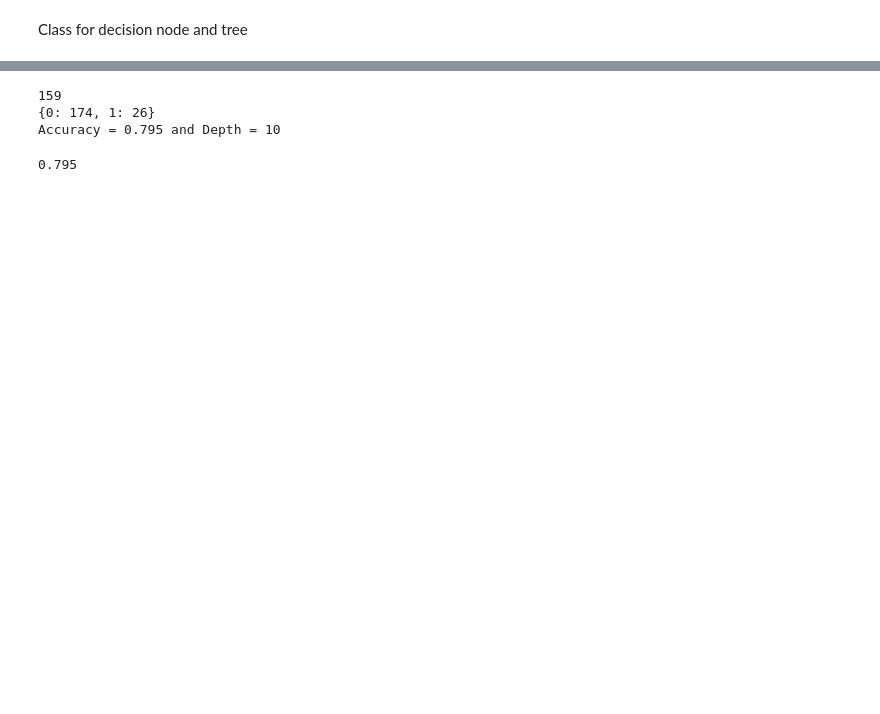
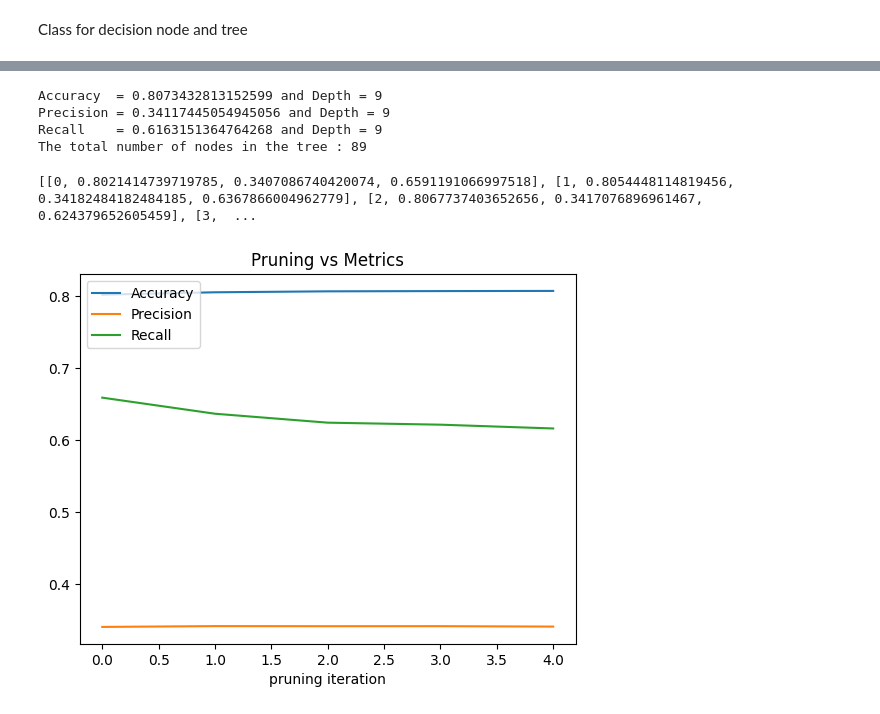
Before and after one commit to ary1733/Machine-Learning-CS60050, a Jupyter notebook: PA-1/Q1.ipynb, the cells around one changed output, grey strips where cells are left out. Cells and saved outputs as stored; diff of their text form; code cells hidden in the pictures; blank space fills up the shorter version.

```diff
--- a/PA-1/Q1.ipynb
+++ b/PA-1/Q1.ipynb
@@ -440,6 +519,7 @@ class DecisionTree:
 # %%
-# featureList = getFeaturesList(train_set)
+print("-------------------------Task-1-Started---------------------------")
+train_set, test_set = train_test_split(df, .8)
 featureSet = set(FEATURE_TYPES.keys())
-tree= DecisionTree(featureSet, LABEL, train_set[LABEL].unique(), "Root", 10)
+tree= DecisionTree(featureSet, LABEL, train_set[LABEL].unique(), "Root", 14)
 # %%
 tree.fitData(train_set)
@@ -527,15 +572,31 @@ print_tree(tree, 'pic.gv')
 # %%
 trees = []
+bestVal = 0.0
+bestTree = None
+bestTestSet = None
+print("-------------------------Task-2-Started---------------------------")
 for i in range(10):
-    # train_set, test_set = train_test_split(df, .8)
+    train_set, test_set = train_test_split(df, .8)
     splitRatio = np.random.uniform(0.5, .8)
-    print(f"Testing #{i} with splitRatio = {splitRatio}")
-    train_set, test_set = train_test_split(df, splitRatio)
+    # print(f"Testing #{i} with splitRatio = {splitRatio}")
+    # train_set, test_set = train_test_split(df, splitRatio)
     featureSet = set(FEATURE_TYPES.keys())
-    tree= DecisionTree(featureSet, LABEL, train_set[LABEL].unique(), f"Root #{i}", 8)
+    tree= DecisionTree(featureSet, LABEL, train_set[LABEL].unique(), f"Root #{i}", 9)
     tree.fitData(train_set)
     print(f"Testing tree #{i}")
-    GetAccuracy(tree, test_set)
+    curVal = GetAccuracy(tree, test_set)
+    GetPrecision(tree, test_set)
+    GetRecall(tree, test_set)
+    print(f"# of nodes in tree {tree.getTotalNodes()}")
+    if curVal > bestVal:
+        bestVal = curVal
+        bestTree = tree
+        bestTestSet = test_set
     trees.append(tree)
     print()
+print(f"The Best tree : {bestTree.root.decisionNodeName}")
+evaluateTree(bestTree, bestTestSet)
+
+print("-------------------------Task-2-Completed-------------------------")
+print()
 # %% [output]
@@ -637,0 +721,2 @@ Base Acc = 0.89375
+# %%
+data = reducedErrorPruning(bestTree, bestTestSet, ACC_BASED_PRUNING)
@@ -640,7 +743,15 @@ print_tree(tree, 'pic_pruned.gv')
-# %%
-GetAccuracy(tree, test_set)
-# %% [output]
-159
-{0: 174, 1: 26}
-Accuracy = 0.795 and Depth = 10
-0.795
+# %%
+evaluateTree(bestTree, bestTestSet)
+# %% [output]
+Accuracy  = 0.8073432813152599 and Depth = 9
+Precision = 0.34117445054945056 and Depth = 9
+Recall    = 0.6163151364764268 and Depth = 9
+The total number of nodes in the tree : 89
+# %%
+print(data)
+# %% [output]
+[[0, 0.8021414739719785, 0.3407086740420074, 0.6591191066997518], [1, 0.8054448114819456, 0.34182484182484185, 0.6367866004962779], [2, 0.8067737403652656, 0.3417076896961467, 0.624379652605459], [3,  ...
+# %%
+plotData(data, "Pruning vs Metrics", "pruning iteration")
+# %% [output]
+[figure, added]
```
Also changed, not shown: parts of 43 cells of this notebook.
